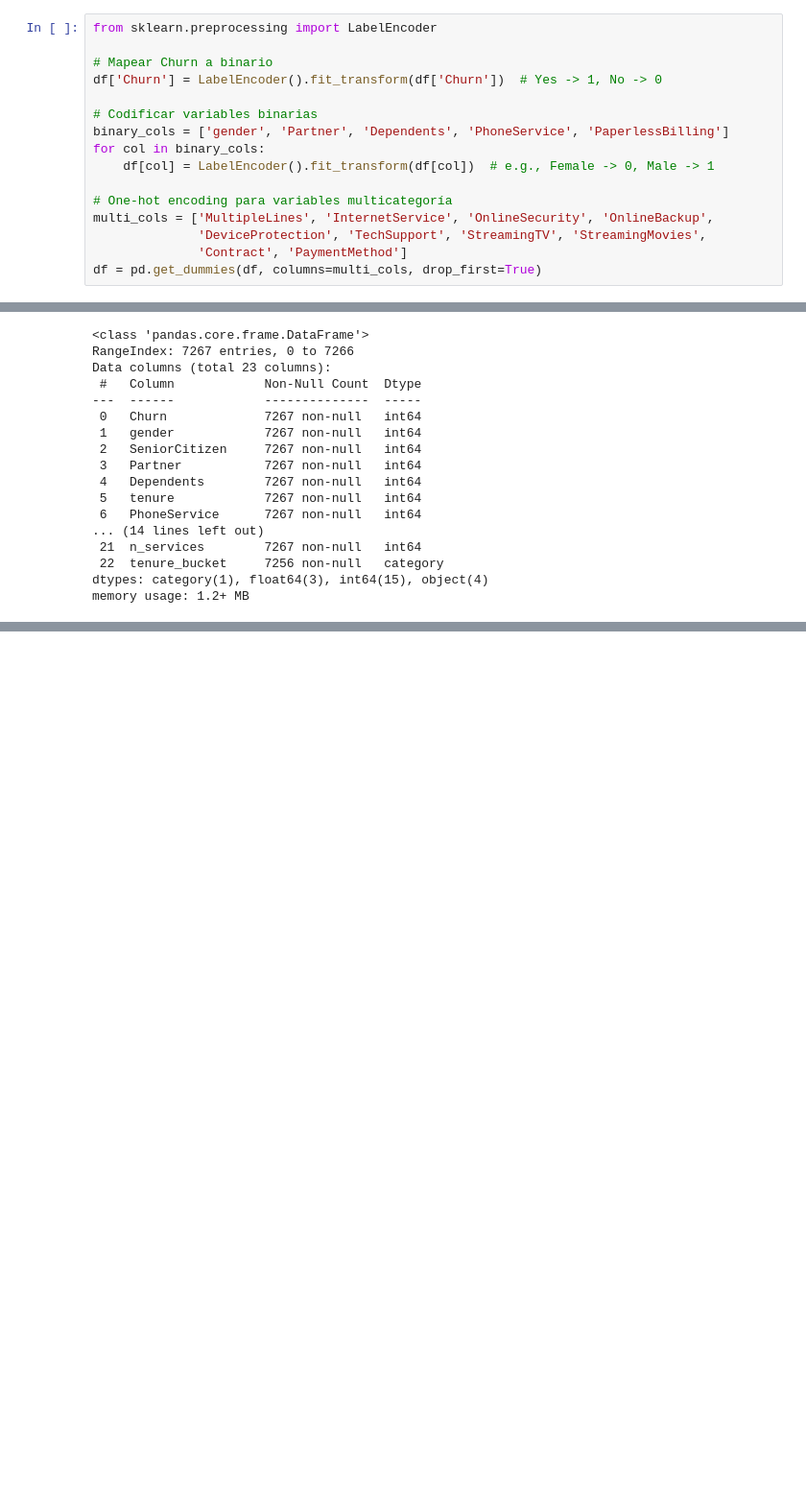
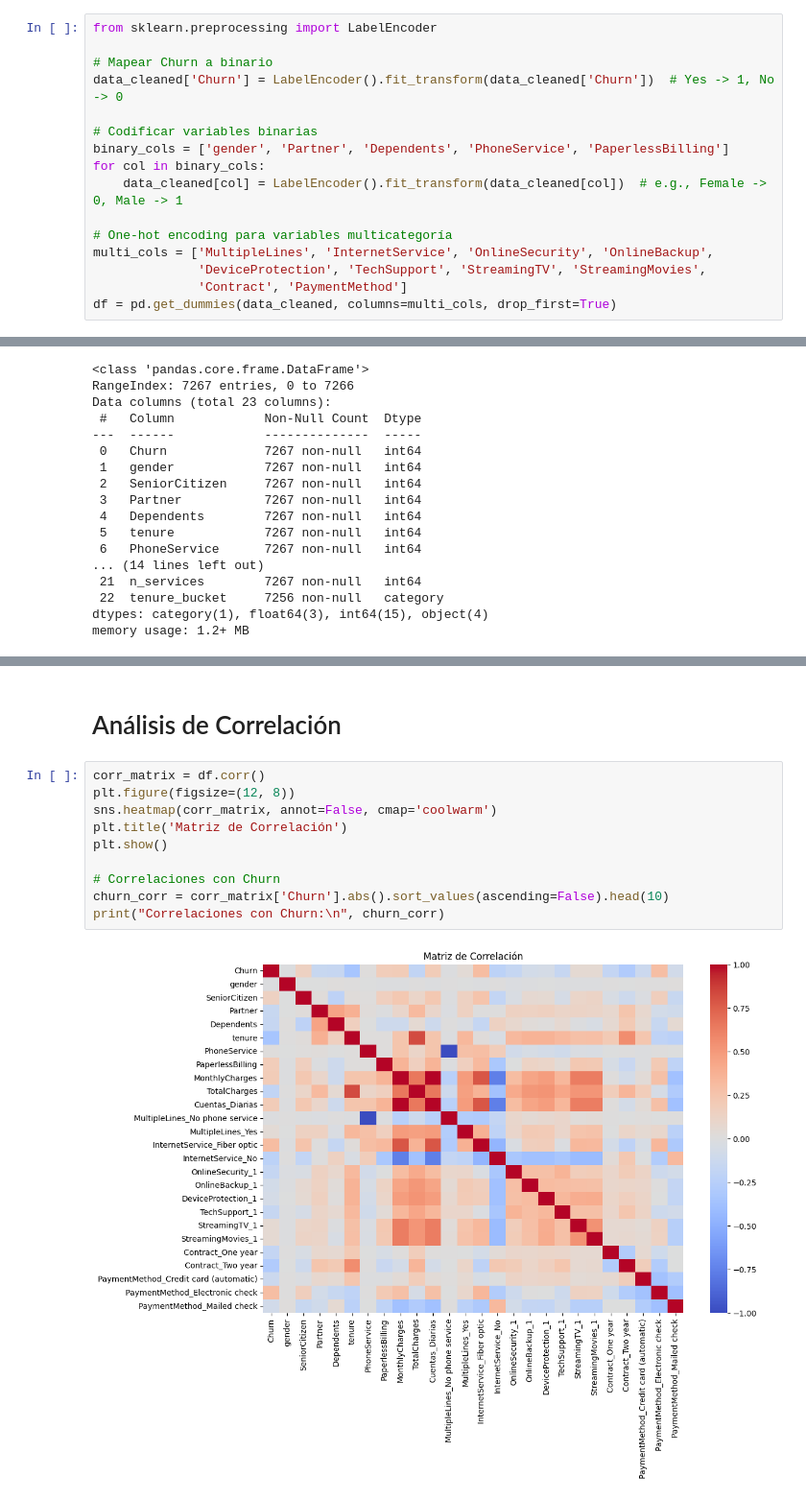
Before and after one commit to Marglodis/challenge_telecomX_parte_2, a Jupyter notebook: challenge_telecom_X_parte_2.ipynb, the cells around one changed output, grey strips where cells are left out. Shown at 96% size. Saved outputs shown, nothing was run; the diff lists cells and outputs as text; blank space fills up the shorter version.

```diff
--- a/challenge_telecom_X_parte_2.ipynb
+++ b/challenge_telecom_X_parte_2.ipynb
@@ -44,15 +44,15 @@ memory usage: 1.2+ MB
 from sklearn.preprocessing import LabelEncoder
 
 # Mapear Churn a binario
-df['Churn'] = LabelEncoder().fit_transform(df['Churn'])  # Yes -> 1, No -> 0
+data_cleaned['Churn'] = LabelEncoder().fit_transform(data_cleaned['Churn'])  # Yes -> 1, No -> 0
 
 # Codificar variables binarias
 binary_cols = ['gender', 'Partner', 'Dependents', 'PhoneService', 'PaperlessBilling']
 for col in binary_cols:
-    df[col] = LabelEncoder().fit_transform(df[col])  # e.g., Female -> 0, Male -> 1
+    data_cleaned[col] = LabelEncoder().fit_transform(data_cleaned[col])  # e.g., Female -> 0, Male -> 1
 
 # One-hot encoding para variables multicategoría
 multi_cols = ['MultipleLines', 'InternetService', 'OnlineSecurity', 'OnlineBackup',
               'DeviceProtection', 'TechSupport', 'StreamingTV', 'StreamingMovies',
               'Contract', 'PaymentMethod']
-df = pd.get_dummies(df, columns=multi_cols, drop_first=True)
+df = pd.get_dummies(data_cleaned, columns=multi_cols, drop_first=True)
@@ -210,0 +227,14 @@ Name: count, dtype: int64
+# %% [markdown]
+# Análisis de Correlación
+# %%
+corr_matrix = df.corr()
+plt.figure(figsize=(12, 8))
+sns.heatmap(corr_matrix, annot=False, cmap='coolwarm')
+plt.title('Matriz de Correlación')
+plt.show()
+
+# Correlaciones con Churn
+churn_corr = corr_matrix['Churn'].abs().sort_values(ascending=False).head(10)
+print("Correlaciones con Churn:\n", churn_corr)
+# %% [output]
+[figure, added]
```
Also changed, not shown: parts of 17 cells of this notebook.
